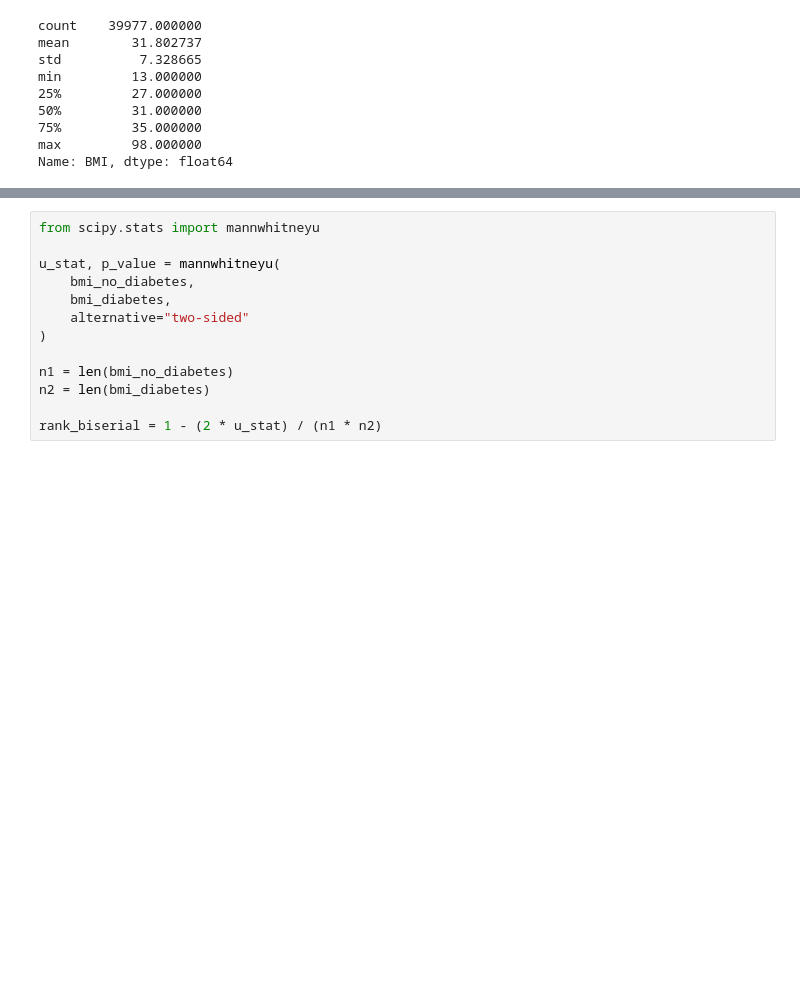
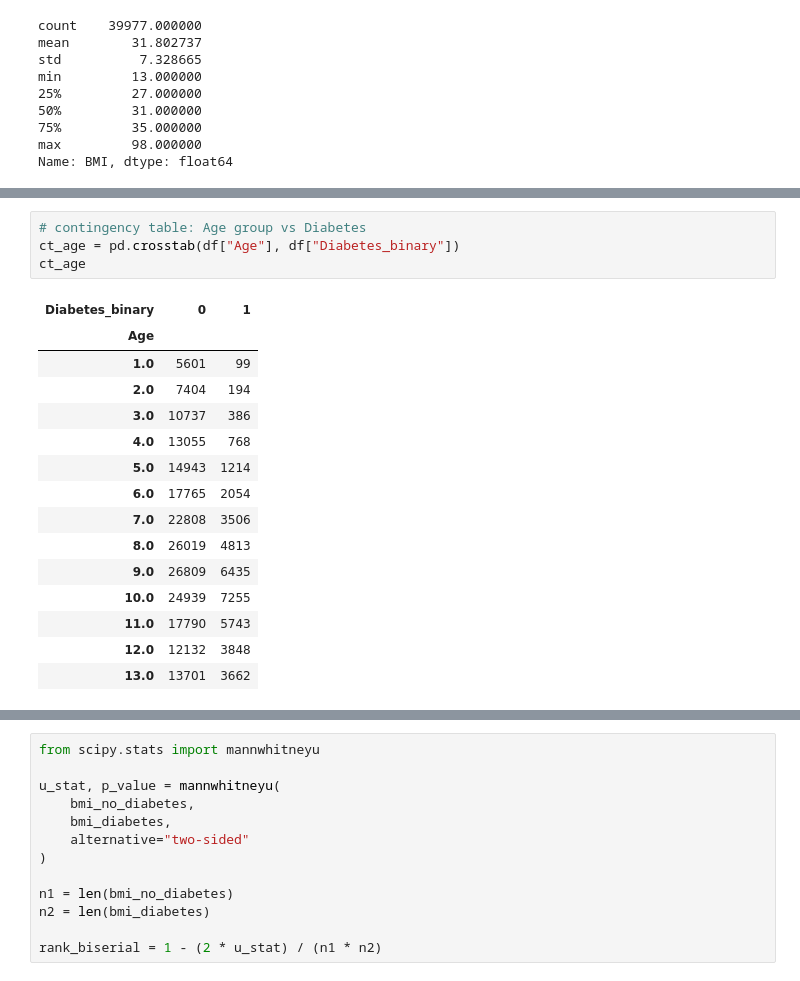
Before and after one commit to Brian16Park/cdc-health-eda, a Jupyter notebook: eda_statistical_analysis.ipynb, the cells around one changed output, grey strips where cells are left out. Drawn from its saved outputs; the diff is of its cells as text; blank space fills up the shorter version.

```diff
--- a/eda_statistical_analysis.ipynb
+++ b/eda_statistical_analysis.ipynb
@@ -210,0 +314,20 @@ Name: BMI, dtype: float64
+# %%
+# contingency table: Age group vs Diabetes
+ct_age = pd.crosstab(df["Age"], df["Diabetes_binary"])
+ct_age
+# %% [output]
+| Diabetes_binary | 0 | 1 |
+| Age |  |  |
+| 1.0 | 5601 | 99 |
+| 2.0 | 7404 | 194 |
+| 3.0 | 10737 | 386 |
+| 4.0 | 13055 | 768 |
+| 5.0 | 14943 | 1214 |
+| 6.0 | 17765 | 2054 |
+| 7.0 | 22808 | 3506 |
+| 8.0 | 26019 | 4813 |
+| 9.0 | 26809 | 6435 |
+| 10.0 | 24939 | 7255 |
+| 11.0 | 17790 | 5743 |
+| 12.0 | 12132 | 3848 |
+| 13.0 | 13701 | 3662 |
```
Also changed, not shown: parts of 31 cells of this notebook, 1 other file.
